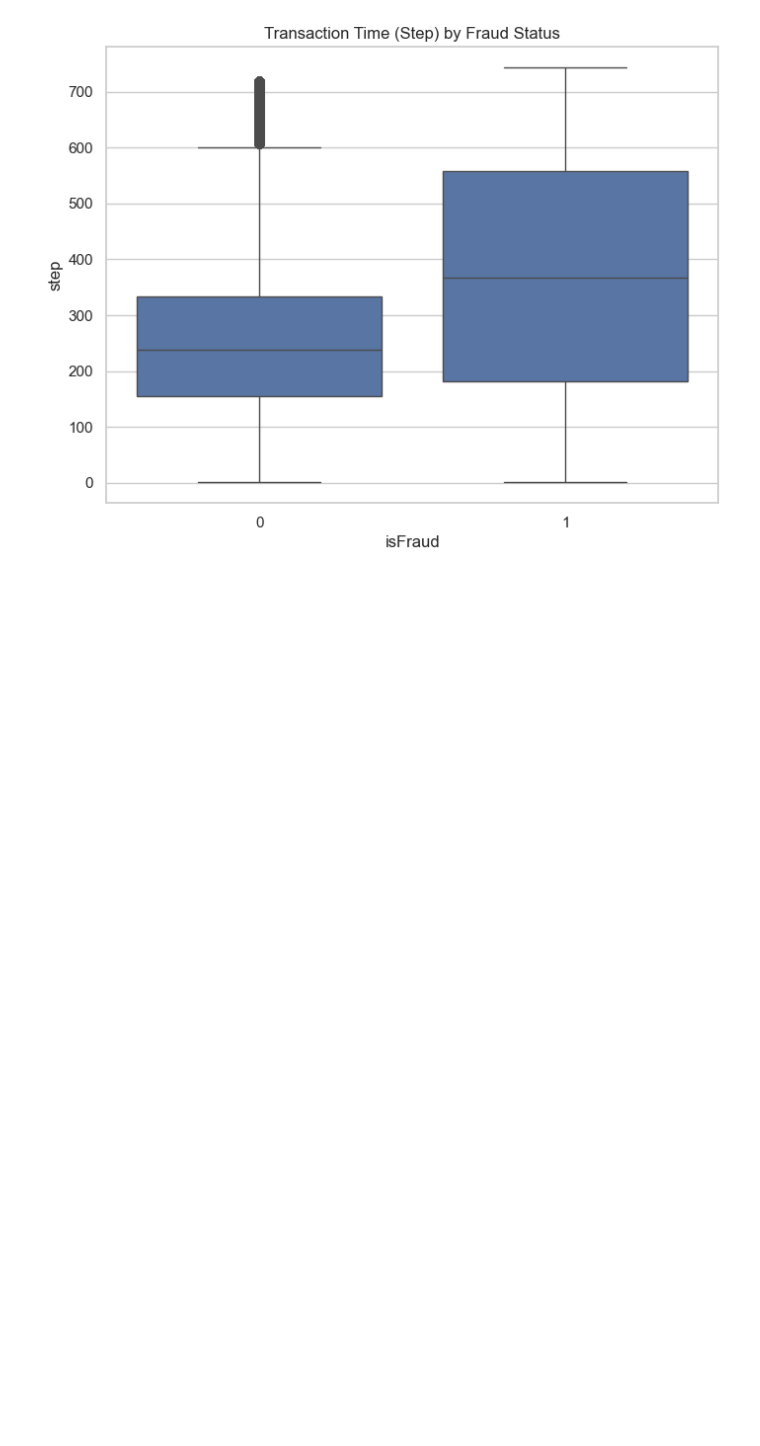
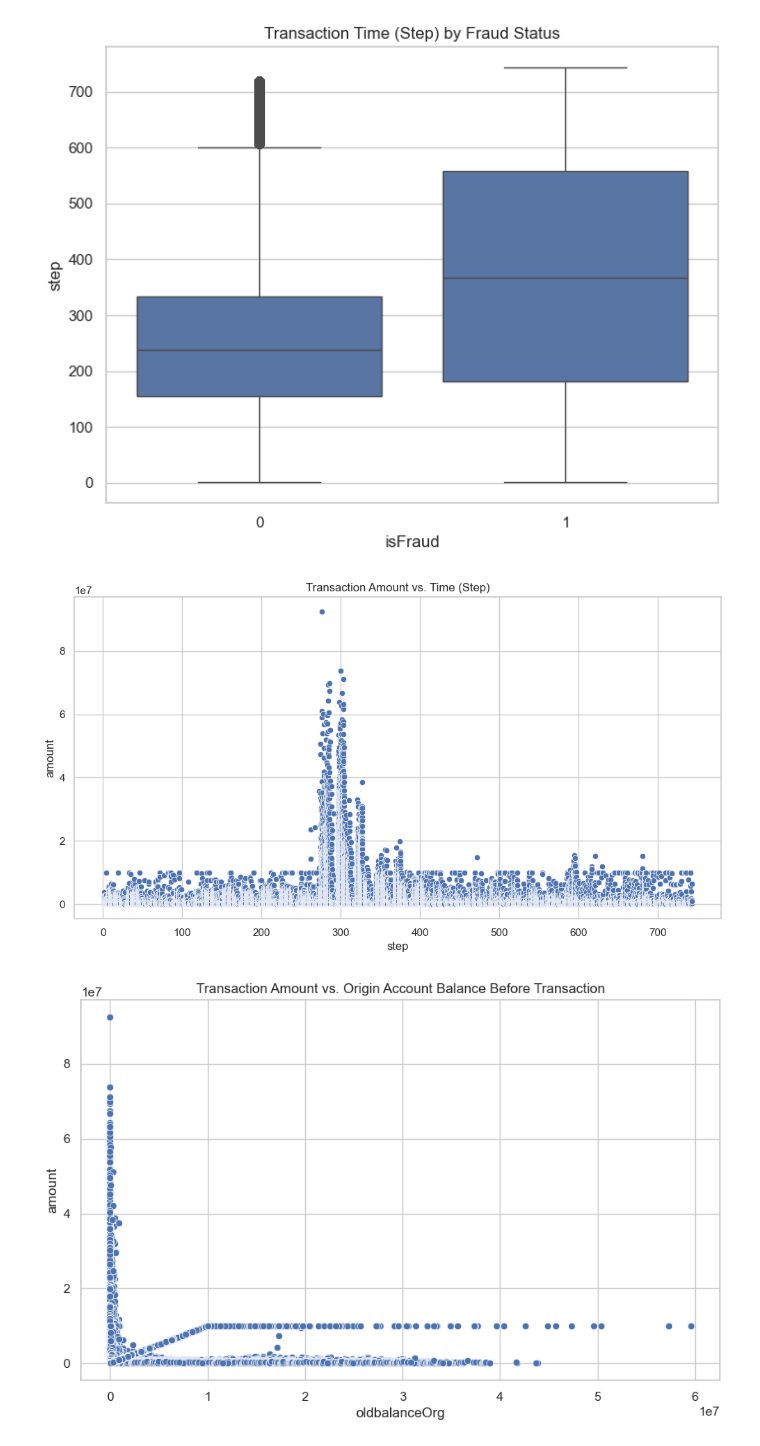
Before and after one commit to Seribii1o1/ML_Financial_Fraud_Detection, a Jupyter notebook: EDA.ipynb, the cells around one changed output. Saved outputs shown, nothing was run; the diff lists cells and outputs as text; code cells hidden in the pictures; blank space fills up the shorter version.

Commit message:
Scatterplots

```diff
--- a/EDA.ipynb
+++ b/EDA.ipynb
@@ -228,3 +228,44 @@ plt.show()
 [figure]
 [figure]
 [figure]
+# %%
+# Scatterplots
+
+# Transaction Amount vs. Time (Step)
+plt.figure(figsize=(12, 6))
+sns.scatterplot(x="step", y="amount", data=df)
+plt.title("Transaction Amount vs. Time (Step)")
+plt.show()
+
+# Transaction Amount vs. Origin Account Balance Before Transaction
+plt.figure(figsize=(10, 6))
+sns.scatterplot(x="oldbalanceOrg", y="amount", data=df)
+plt.title("Transaction Amount vs. Origin Account Balance Before Transaction")
+plt.show()
+
+# Transaction Amount vs. Origin Account Balance After Transaction
+plt.figure(figsize=(10, 6))
+sns.scatterplot(x="newbalanceOrig", y="amount", data=df)
+plt.title("Transaction Amount vs. Origin Account Balance After Transaction")
+plt.show()
+
+# Origin Account Balance Before vs. After Transaction
+plt.figure(figsize=(10, 6))
+sns.scatterplot(x="oldbalanceOrg", y="newbalanceOrig", data=df)
+plt.title("Origin Account Balance Before vs. After Transaction")
+plt.show()
+
+# Transaction Amount vs. Destination Account Balance Before Transaction
+plt.figure(figsize=(10, 6))
+sns.scatterplot(x="oldbalanceDest", y="amount", data=df)
+plt.title("Transaction Amount vs. Destination Account Balance Before Transaction")
+plt.show()
+
+# Transaction Amount vs. Destination Account Balance After Transaction
+plt.figure(figsize=(10, 6))
+sns.scatterplot(x="newbalanceDest", y="amount", data=df)
+plt.title("Transaction Amount vs. Destination Account Balance After Transaction")
+plt.show()
+# %% [output]
+[figure, added]
+[figure, added]
```
Also changed, not shown: parts of 1 cell of this notebook.
